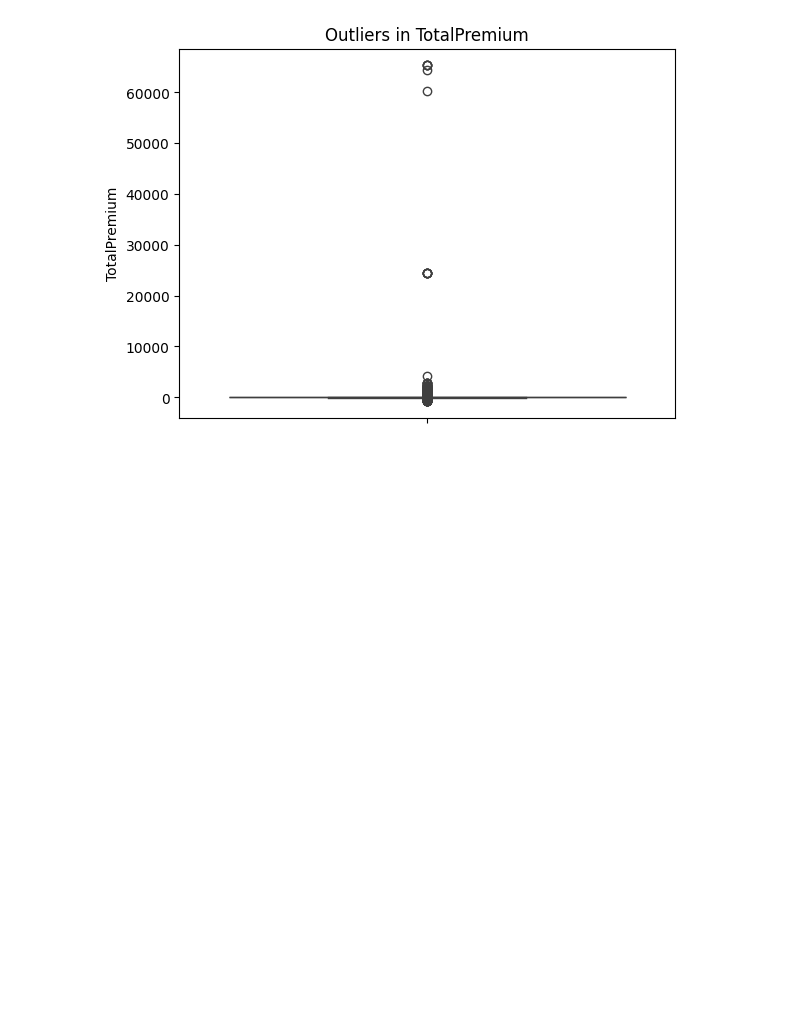
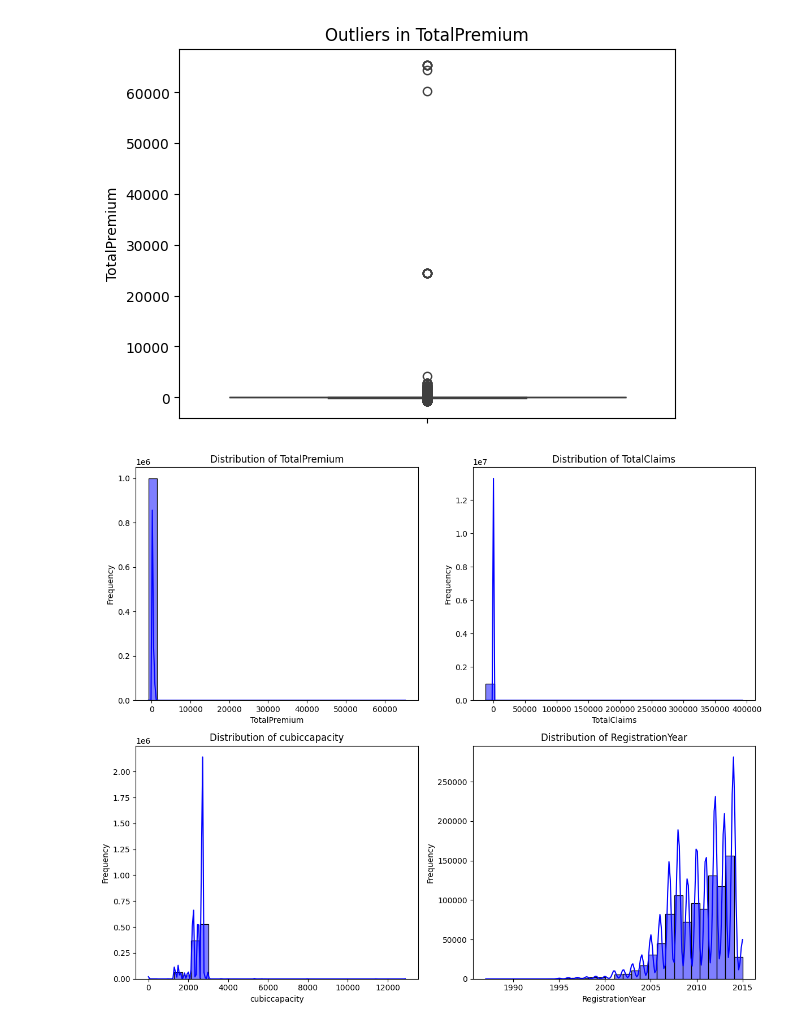
Before and after one commit to Serkalem-negusse1/Alpha_Predictive-Modeling, a Jupyter notebook: notebooks/eda.ipynb, the cells around one changed output. Saved outputs shown, nothing was run; the diff lists cells and outputs as text; code cells hidden in the pictures; blank space fills up the shorter version.

```diff
--- a/notebooks/eda.ipynb
+++ b/notebooks/eda.ipynb
@@ -95,3 +111,26 @@ plt.title("Outliers in TotalPremium")
 plt.show()
 # %% [output]
 [figure]
+# %%
+import matplotlib.pyplot as plt
+import seaborn as sns
+
+# Set up the subplots grid (adjust the number of rows and columns as needed)
+numerical_cols = ['TotalPremium', 'TotalClaims', 'cubiccapacity', 'RegistrationYear']
+fig, axes = plt.subplots(2, 2, figsize=(12, 10))  # 2 rows, 2 columns
+
+# Flatten the axes array for easy iteration
+axes = axes.flatten()
+
+# Plot histograms for each numerical column
+for i, col in enumerate(numerical_cols):
+    sns.histplot(df[col], kde=True, color='blue', bins=30, ax=axes[i])
+    axes[i].set_title(f'Distribution of {col}')
+    axes[i].set_xlabel(col)
+    axes[i].set_ylabel('Frequency')
+
+# Adjust layout for better spacing
+plt.tight_layout()
+plt.show()
+# %% [output]
+[figure, added]
```
Also changed, not shown: parts of 2 cells of this notebook.
